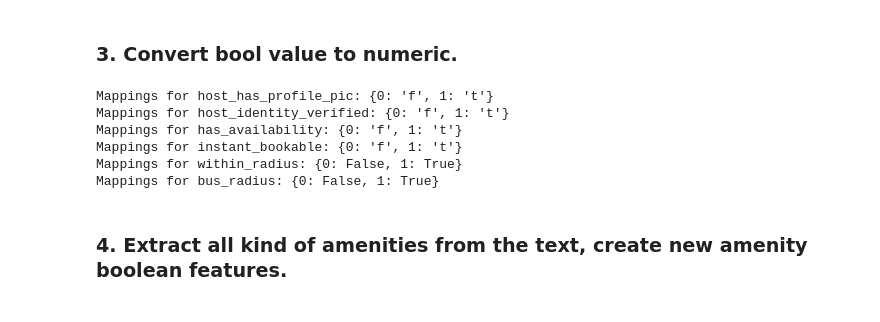
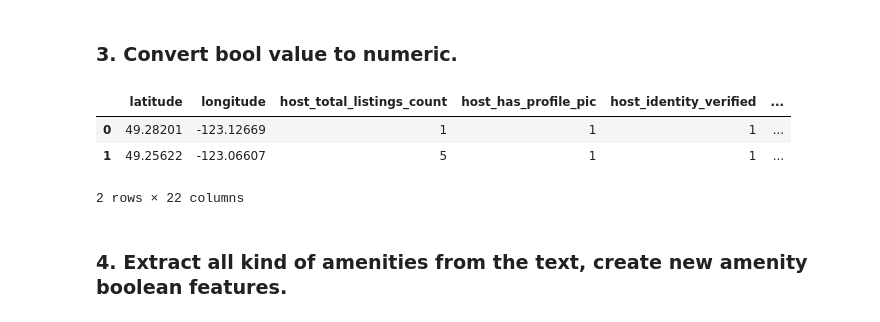
Before and after one commit to StellaLii/Airbnb-Project, a Jupyter notebook: vancouver_model/Machine_Learning_Model.ipynb, the cells around one changed output. Drawn from its saved outputs; the diff is of its cells as text; code cells hidden in the pictures.

```diff
--- a/vancouver_model/Machine_Learning_Model.ipynb
+++ b/vancouver_model/Machine_Learning_Model.ipynb
@@ -130,29 +139,23 @@ Name: price, dtype: float64
 # %%
 from sklearn.preprocessing import LabelEncoder
 boolean_cols = ['host_has_profile_pic',
                'host_identity_verified',
                'has_availability',
                'instant_bookable',
                'within_radius',
                'bus_radius']
 
 le = LabelEncoder()
 
 for col in boolean_cols:
     col_encoded = le.fit_transform(df[col])
     df[col] = le.fit_transform(df[col])
-    # get the mappings of the encoded values
-    mappings = dict(zip(range(len(le.classes_)), le.classes_))
-
-    # print the mappings
-    print("Mappings for %s: %s" % (col, mappings))
+df.head(2)
 # %% [output]
+|  | latitude | longitude | host_total_listings_count | host_has_profile_pic | host_identity_verified | ... |
+| 0 | 49.28201 | -123.12669 | 1 | 1 | 1 | ... |
+| 1 | 49.25622 | -123.06607 | 5 | 1 | 1 | ... |
-Mappings for host_has_profile_pic: {0: 'f', 1: 't'}
-Mappings for host_identity_verified: {0: 'f', 1: 't'}
-Mappings for has_availability: {0: 'f', 1: 't'}
-Mappings for instant_bookable: {0: 'f', 1: 't'}
-Mappings for within_radius: {0: False, 1: True}
-Mappings for bus_radius: {0: False, 1: True}
+2 rows × 22 columns
 # %% [markdown]
 ### 4. Extract all kind of amenities from the text, create new amenity boolean features.
 # %%
```
Also changed, not shown: parts of 36 cells of this notebook, 2 other files.
